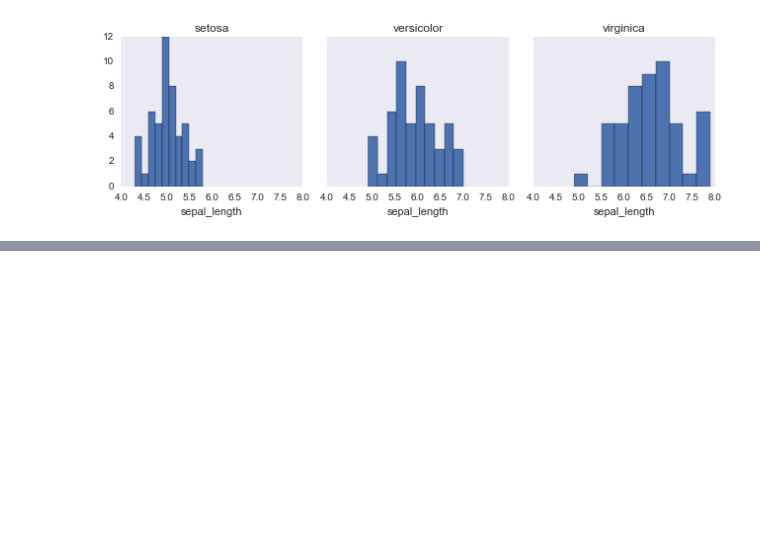
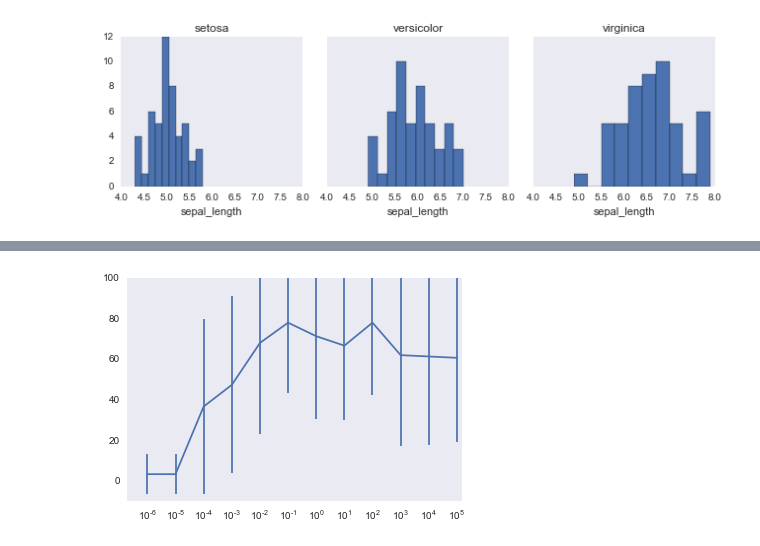
Before and after one commit to chaseWilliams/iris, a Jupyter notebook: EDA.ipynb, the cells around one changed output, grey strips where cells are left out. Saved outputs shown, nothing was run; the diff lists cells and outputs as text; code cells hidden in the pictures; blank space fills up the shorter version.

```diff
--- a/EDA.ipynb
+++ b/EDA.ipynb
@@ -71,0 +62,13 @@ for ax, title in zip(g.axes.flat, iris.target_names):
+# %%
+X = df.iloc[:, :4].values
+y = iris.target
+loo = LeaveOneOut()
+def test_model(clf):
+    scores = []
+    for train_index, test_index in loo.split(X):
+        X_train, X_test = X[train_index], X[test_index]
+        y_train, y_test = y[train_index], y[test_index]
+        clf.fit(X_train, y_train)
+        y_pred = clf.predict(X_test)
+        scores.append(clf.score(X_test, y_test))
+    print('Accuracy: %.1f%%' % (np.mean(scores) * 100))
@@ -71,0 +86,24 @@ for ax, title in zip(g.axes.flat, iris.target_names):
+# %%
+groups = 10
+seed = 11
+model = PassiveAggressiveClassifier(loss='squared_hinge')
+kfold = KFold(n_splits=groups, random_state=seed)
+param_range = np.logspace(-6, 5, 12)
+
+train_scores, test_scores = validation_curve(
+    model, X, y, param_name="C", param_range=param_range,
+    cv=kfold, scoring="accuracy", n_jobs=1)
+
+train_scores_mean = np.mean(train_scores, axis=1)
+train_scores_std = np.std(train_scores, axis=1)
+test_scores_mean = np.mean(test_scores, axis=1)
+test_scores_std = np.std(test_scores, axis=1)
+
+plt.errorbar(param_range, test_scores_mean * 100, yerr=test_scores_std * 100)
+plt.xscale('log')
+
+plt.xlim([1.9e-7, 1.5e5])
+plt.ylim([-10, 100])
+plt.show()
+# %% [output]
+[figure, added]
```
Also changed, not shown: parts of 8 cells of this notebook.
